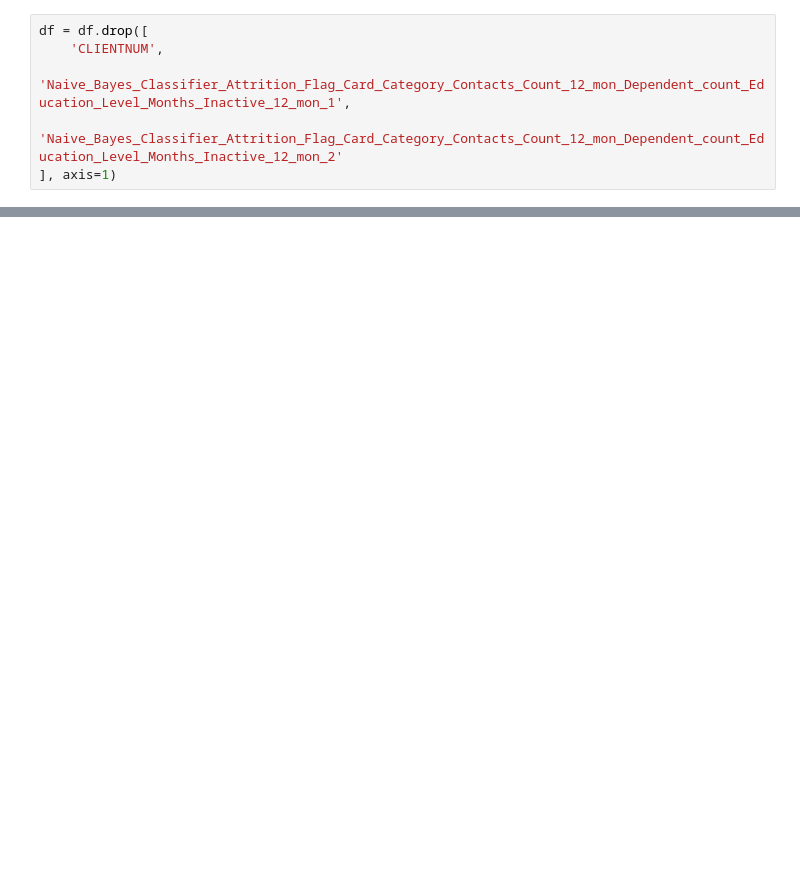
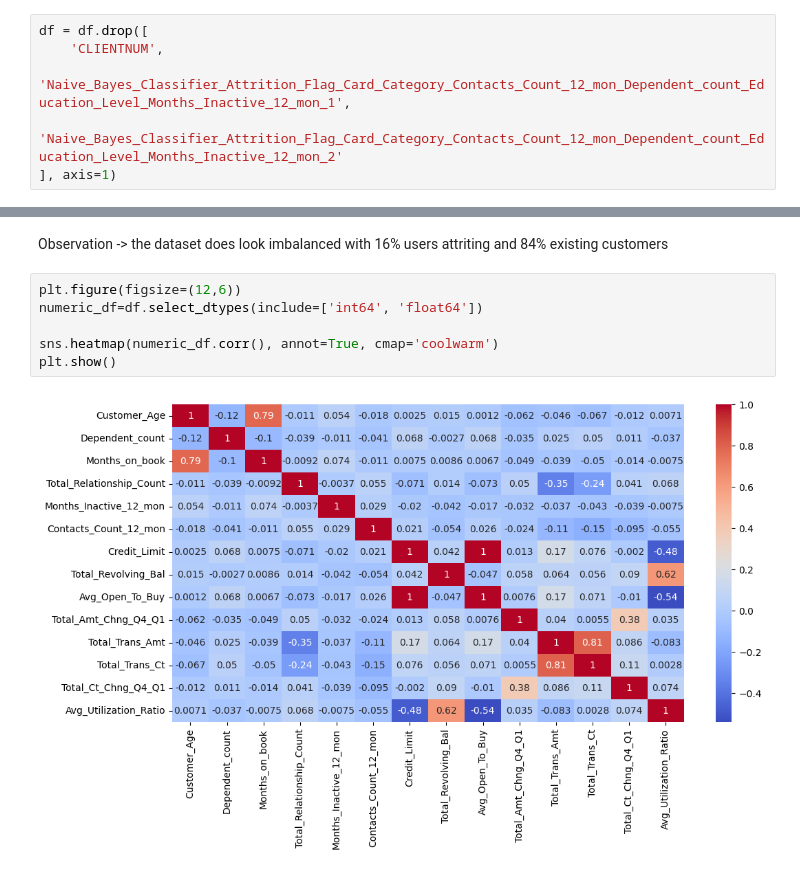
Before and after one commit to Kushagra976/bank-customer-attrition-prediction, a Jupyter notebook: notebooks/credit_model.ipynb, the cells around one changed output, grey strips where cells are left out. Saved outputs shown, nothing was run; the diff lists cells and outputs as text; blank space fills up the shorter version.

```diff
--- a/notebooks/credit_model.ipynb
+++ b/notebooks/credit_model.ipynb
@@ -33,0 +75,10 @@ df.head()
+# %% [markdown]
+Observation -> the dataset does look imbalanced with 16% users attriting and 84% existing customers
+# %%
+plt.figure(figsize=(12,6))
+numeric_df=df.select_dtypes(include=['int64', 'float64'])
+
+sns.heatmap(numeric_df.corr(), annot=True, cmap='coolwarm')
+plt.show()
+# %% [output]
+[figure, added]
```
Also changed, not shown: parts of 45 cells of this notebook, 2 other files.
